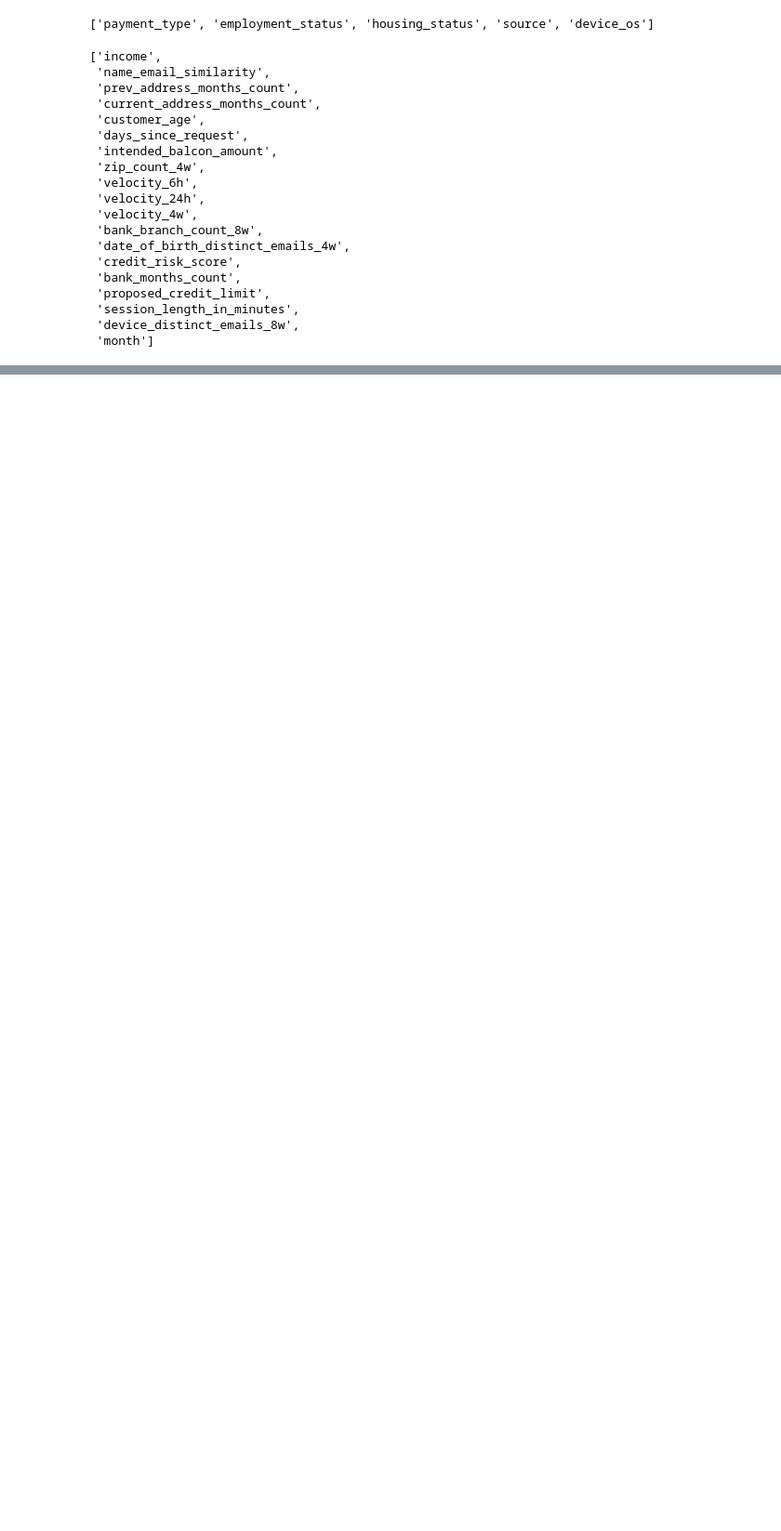
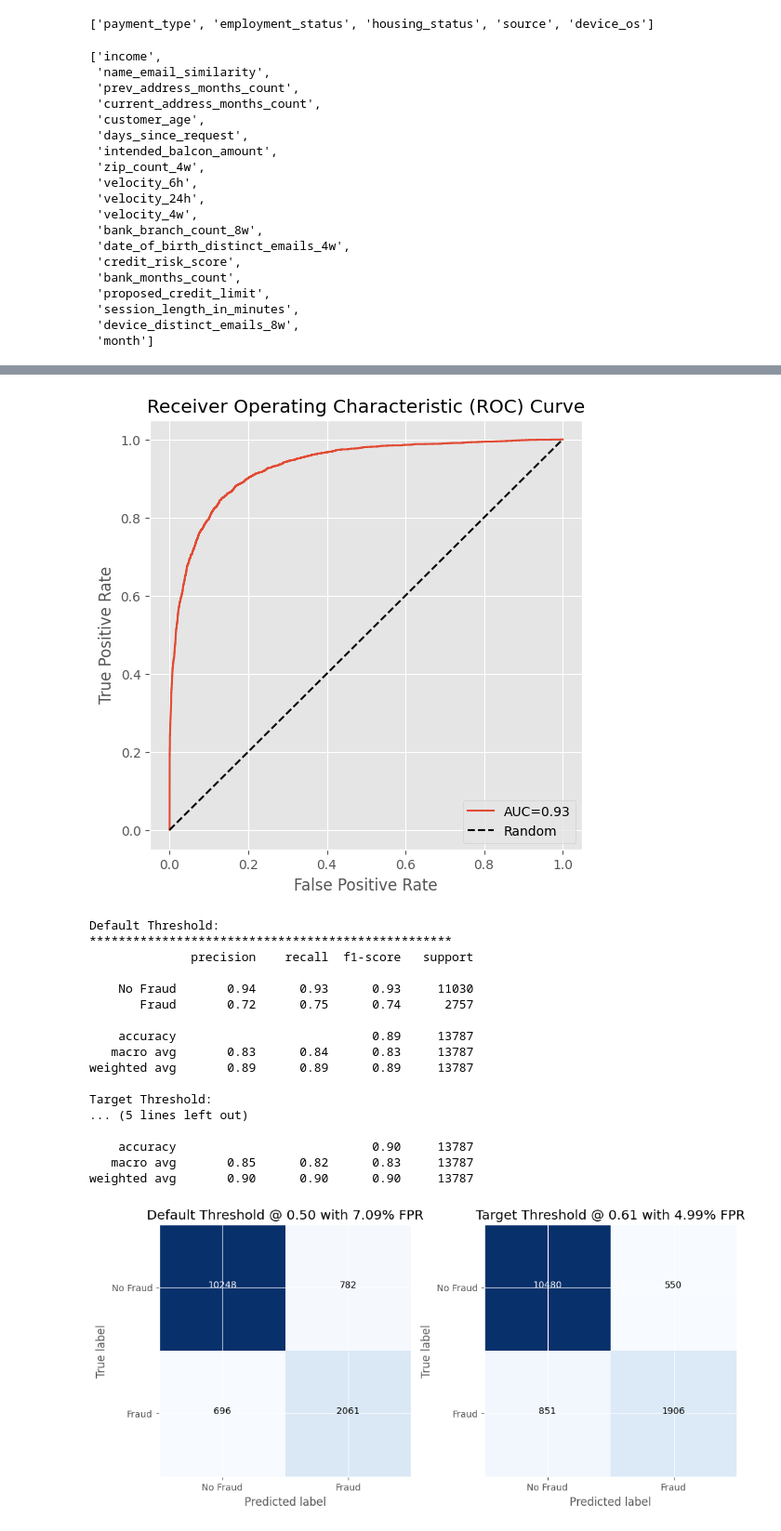
Before and after one commit to matthewmcnulty/bank-account-fraud, a Jupyter notebook: bank-account-fraud.ipynb, the cells around one changed output, grey strips where cells are left out. Shown at 93% size. Saved outputs shown, nothing was run; the diff lists cells and outputs as text; code cells hidden in the pictures; blank space fills up the shorter version.

Commit message:
Updated classification metrics and testing function

```diff
--- a/bank-account-fraud.ipynb
+++ b/bank-account-fraud.ipynb
@@ -91,12 +91,10 @@ def train_classifier(classifier, param_dist, X_train, y_train, encoded_features)
     rand_search = RandomizedSearchCV(estimator=pipeline,
                                       param_distributions=param_dist,
                                       n_iter=10,
-                                      scoring="accuracy",
+                                      scoring="roc_auc",
                                       n_jobs=-1,
                                       cv=cv)
 
     rand_search.fit(X_train, y_train)
 
-    # model = rand_search.best_estimator_
-
     return rand_search
@@ -119,3 +154,35 @@ def test_classifier(classifier, X_test, y_test):
+# %%
+def test_classifier(classifier, X_test, y_test):
+
+    y_pred = classifier.predict(X_test)
+    y_prob = classifier.predict_proba(X_test)[:, 1]
+
+    # Calculate the false positive rate and true positive rate for different threshold values
+    fpr, tpr, thresholds = roc_curve(y_test, y_prob)
+
+    # Plot the ROC curve
+    plot_roc_curve(fpr, tpr)
+
+    # Choose a false positive rate threshold based on the ROC curve
+    target_fpr = 0.05
+    threshold_idx = np.argmin(np.abs(fpr - target_fpr))
+    threshold = thresholds[threshold_idx]
+
+    # Make predictions on the testing set using the threshold
+    y_pred_threshold = (y_prob >= threshold).astype(int)
+
+    # Print the classification report
+    cls_report(y_pred, y_pred_threshold)
+
+    # Plot confusion matrix
+
+    fig, (ax1, ax2) = plt.subplots(1, 2, figsize=(10, 5))
+
+    plot_con_matrix(ax1, y_test, y_pred, title='Default Threshold @ 0.50')
+    plot_con_matrix(ax2, y_test, y_pred_threshold, title=f'Target Threshold @ {threshold:.2f}')
+
+    plt.tight_layout()
+    plt.show()
 # %%
 from sklearn.compose import ColumnTransformer
 from sklearn.preprocessing import MinMaxScaler
@@ -169,8 +218,8 @@ from sklearn.linear_model import LogisticRegression
 lr = LogisticRegression()
 
 lr_params = {'logisticregression__C': [0.1, 1, 10, 100],
-             'logisticregression__solver': ['lbfgs', 'liblinear', 'newton-cg', 'sag'],
-             'logisticregression__max_iter': [1000, 2500]
+             'logisticregression__solver': ['lbfgs', 'liblinear'],
+             'logisticregression__max_iter': [1000]
             }
 # %%
 %%time
@@ -181,2 +232,22 @@ Wall time: 4min 32s
 # %%
-lr_fprs, lr_tprs, lr_recall, lr_cls_report, lr_con_matrix = test_classifier(lr_model, X_test_scaled, y_test)
+test_classifier(lr_model, X_test_scaled, y_test)
+# %% [output]
+[figure, added]
+Default Threshold:
+**************************************************
+              precision    recall  f1-score   support
+
+    No Fraud       0.94      0.93      0.93     11030
+       Fraud       0.72      0.75      0.74      2757
+
+    accuracy                           0.89     13787
+   macro avg       0.83      0.84      0.83     13787
+weighted avg       0.89      0.89      0.89     13787
+
+Target Threshold:
+... (5 lines left out)
+
+    accuracy                           0.90     13787
+   macro avg       0.85      0.82      0.83     13787
+weighted avg       0.90      0.90      0.90     13787
+[figure, added]
```
Also changed, not shown: parts of 10 cells of this notebook.
